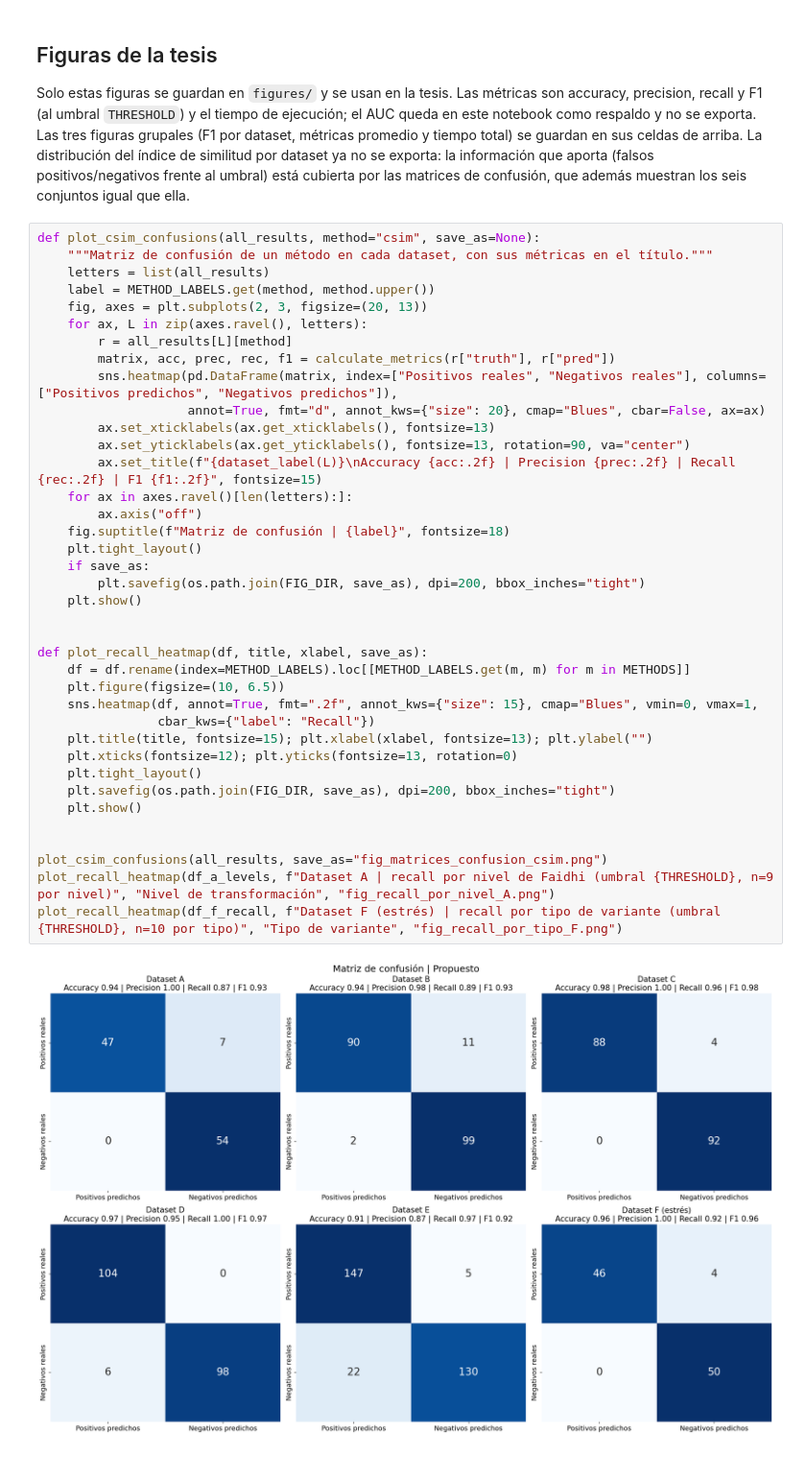
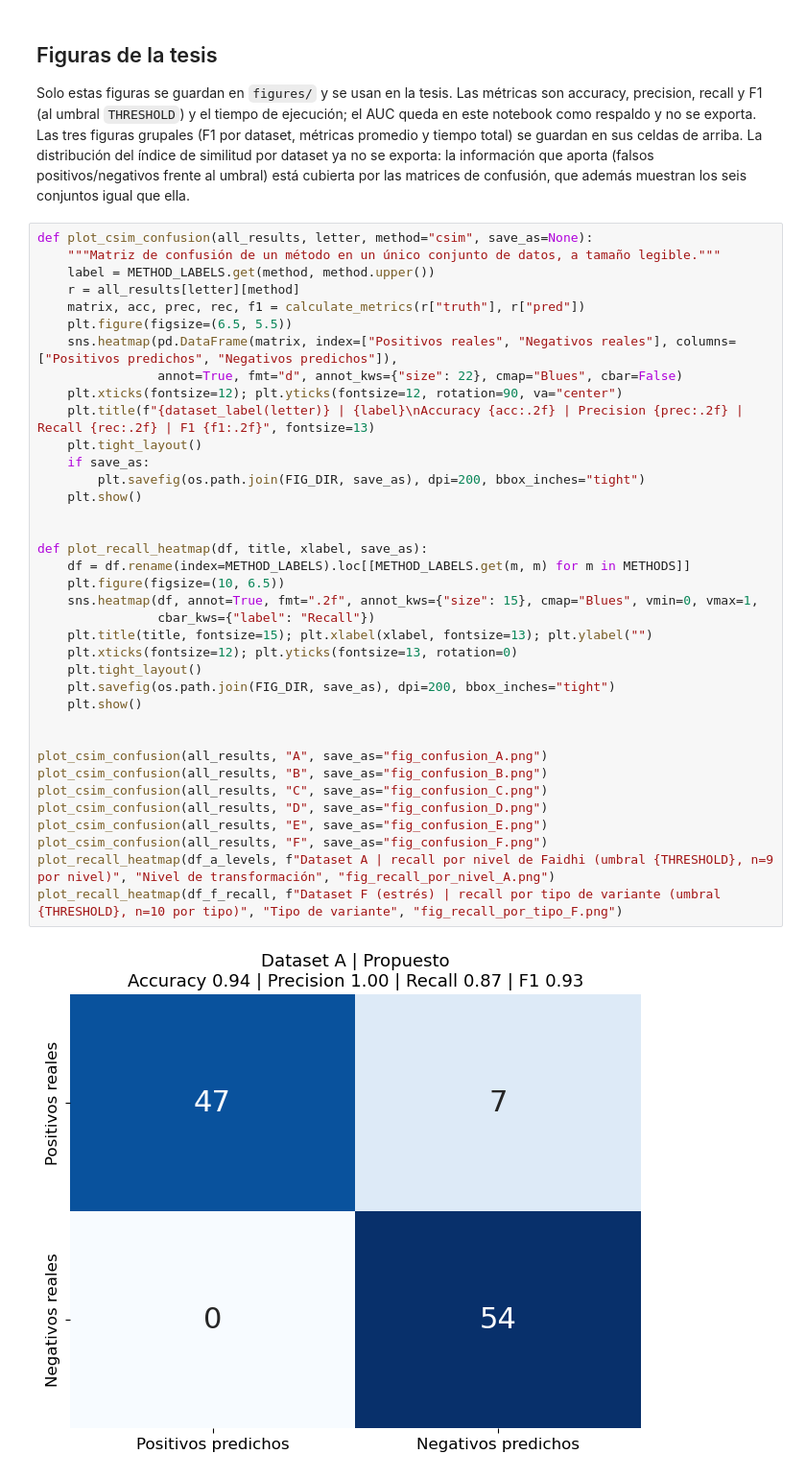
Before and after one commit to edsoneddy/scsc, a Jupyter notebook: notebooks/evaluation/evaluation.ipynb, the cells around one changed output. Shown at 96% size. Drawn from its saved outputs; the diff is of its cells as text.

```diff
--- a/notebooks/evaluation/evaluation.ipynb
+++ b/notebooks/evaluation/evaluation.ipynb
@@ -792,42 +792,41 @@ La distribución del índice de similitud por dataset ya no se exporta: la infor
 positivos/negativos frente al umbral) está cubierta por las matrices de confusión, que además muestran los
 seis conjuntos igual que ella.
 # %%
-def plot_csim_confusions(all_results, method="csim", save_as=None):
-    """Matriz de confusión de un método en cada dataset, con sus métricas en el título."""
-    letters = list(all_results)
+def plot_csim_confusion(all_results, letter, method="csim", save_as=None):
+    """Matriz de confusión de un método en un único conjunto de datos, a tamaño legible."""
     label = METHOD_LABELS.get(method, method.upper())
-    fig, axes = plt.subplots(2, 3, figsize=(20, 13))
-    for ax, L in zip(axes.ravel(), letters):
-        r = all_results[L][method]
-        matrix, acc, prec, rec, f1 = calculate_metrics(r["truth"], r["pred"])
-        sns.heatmap(pd.DataFrame(matrix, index=["Positivos reales", "Negativos reales"], columns=["Positivos predichos", "Negativos predichos"]),
-                    annot=True, fmt="d", annot_kws={"size": 20}, cmap="Blues", cbar=False, ax=ax)
-        ax.set_xticklabels(ax.get_xticklabels(), fontsize=13)
-        ax.set_yticklabels(ax.get_yticklabels(), fontsize=13, rotation=90, va="center")
-        ax.set_title(f"{dataset_label(L)}\nAccuracy {acc:.2f} | Precision {prec:.2f} | Recall {rec:.2f} | F1 {f1:.2f}", fontsize=15)
-    for ax in axes.ravel()[len(letters):]:
-        ax.axis("off")
-    fig.suptitle(f"Matriz de confusión | {label}", fontsize=18)
+    r = all_results[letter][method]
+    matrix, acc, prec, rec, f1 = calculate_metrics(r["truth"], r["pred"])
+    plt.figure(figsize=(6.5, 5.5))
+    sns.heatmap(pd.DataFrame(matrix, index=["Positivos reales", "Negativos reales"], columns=["Positivos predichos", "Negativos predichos"]),
+                annot=True, fmt="d", annot_kws={"size": 22}, cmap="Blues", cbar=False)
+    plt.xticks(fontsize=12); plt.yticks(fontsize=12, rotation=90, va="center")
+    plt.title(f"{dataset_label(letter)} | {label}\nAccuracy {acc:.2f} | Precision {prec:.2f} | Recall {rec:.2f} | F1 {f1:.2f}", fontsize=13)
     plt.tight_layout()
     if save_as:
         plt.savefig(os.path.join(FIG_DIR, save_as), dpi=200, bbox_inches="tight")
     plt.show()
 
 
 def plot_recall_heatmap(df, title, xlabel, save_as):
     df = df.rename(index=METHOD_LABELS).loc[[METHOD_LABELS.get(m, m) for m in METHODS]]
     plt.figure(figsize=(10, 6.5))
     sns.heatmap(df, annot=True, fmt=".2f", annot_kws={"size": 15}, cmap="Blues", vmin=0, vmax=1,
                 cbar_kws={"label": "Recall"})
     plt.title(title, fontsize=15); plt.xlabel(xlabel, fontsize=13); plt.ylabel("")
     plt.xticks(fontsize=12); plt.yticks(fontsize=13, rotation=0)
     plt.tight_layout()
     plt.savefig(os.path.join(FIG_DIR, save_as), dpi=200, bbox_inches="tight")
     plt.show()
 
 
-plot_csim_confusions(all_results, save_as="fig_matrices_confusion_csim.png")
+plot_csim_confusion(all_results, "A", save_as="fig_confusion_A.png")
+plot_csim_confusion(all_results, "B", save_as="fig_confusion_B.png")
+plot_csim_confusion(all_results, "C", save_as="fig_confusion_C.png")
+plot_csim_confusion(all_results, "D", save_as="fig_confusion_D.png")
+plot_csim_confusion(all_results, "E", save_as="fig_confusion_E.png")
+plot_csim_confusion(all_results, "F", save_as="fig_confusion_F.png")
 plot_recall_heatmap(df_a_levels, f"Dataset A | recall por nivel de Faidhi (umbral {THRESHOLD}, n=9 por nivel)", "Nivel de transformación", "fig_recall_por_nivel_A.png")
 plot_recall_heatmap(df_f_recall, f"Dataset F (estrés) | recall por tipo de variante (umbral {THRESHOLD}, n=10 por tipo)", "Tipo de variante", "fig_recall_por_tipo_F.png")
 # %% [output]
-[figure, old version]
+[figure, new version]
```
Also changed, not shown: parts of 1 cell of this notebook, 7 other files.
